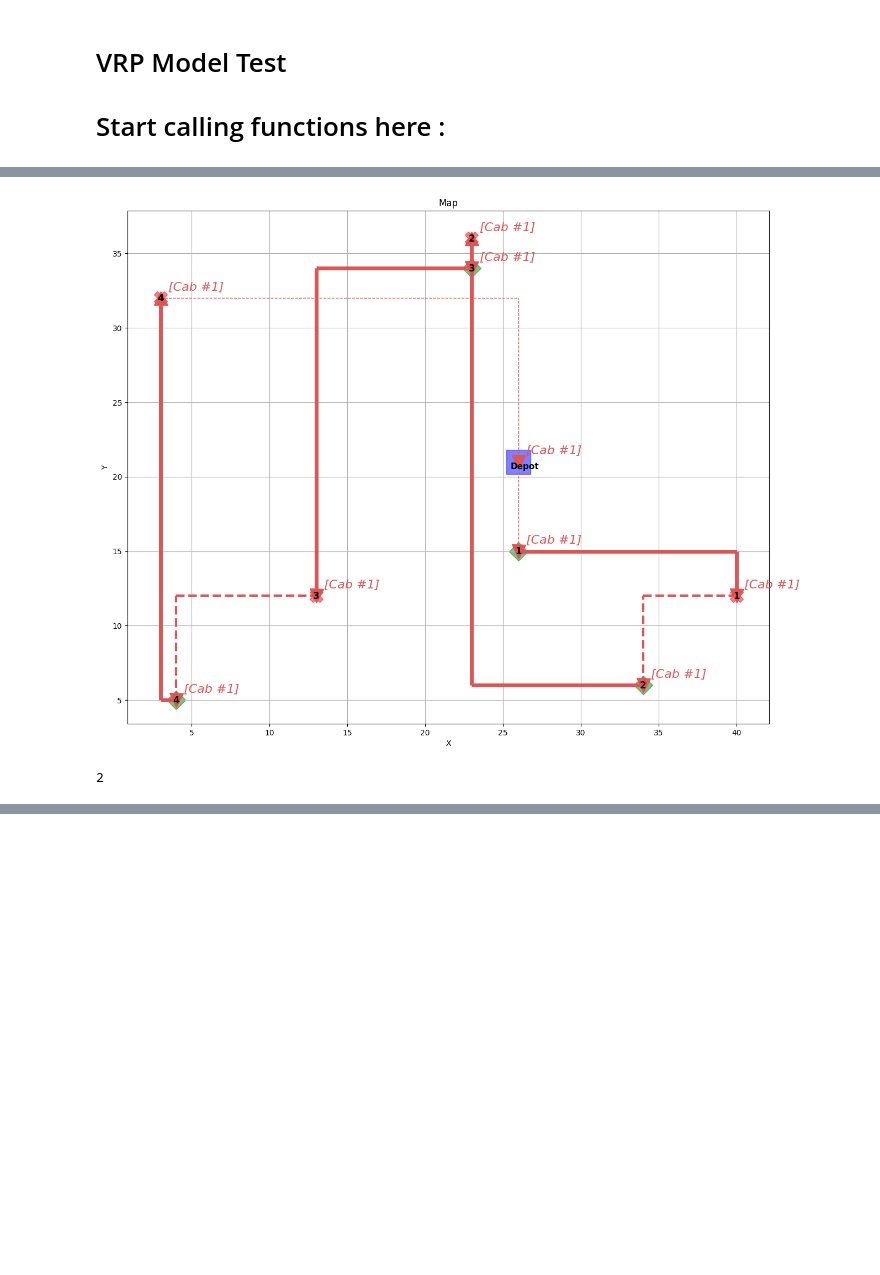
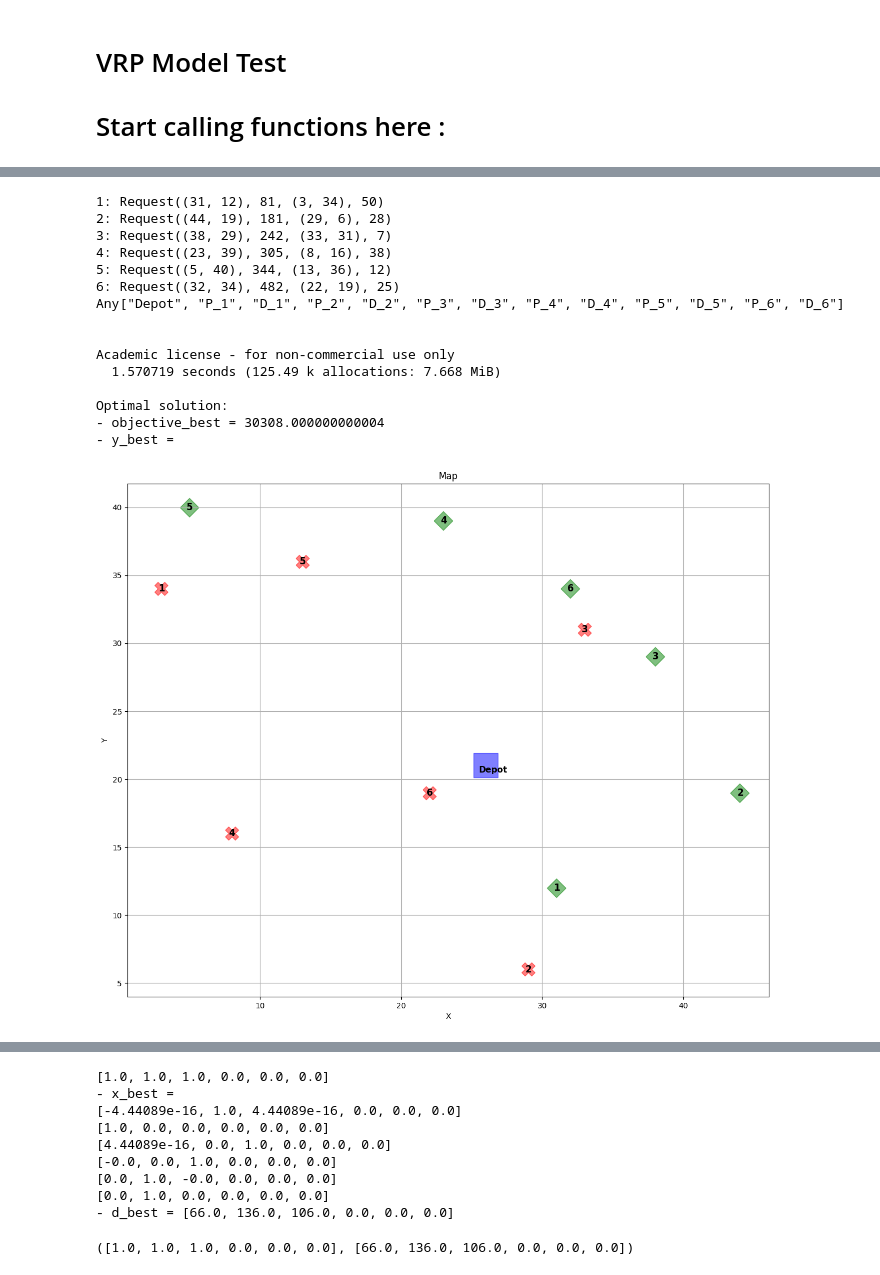
Before and after one commit to Raginii/CS-524-Intro-to-Optimization, a Jupyter notebook: Code/Final Model.ipynb, the cells around one changed output, grey strips where cells are left out. Drawn from its saved outputs; the diff is of its cells as text; code cells hidden in the pictures; blank space fills up the shorter version.

Commit message:
Update wenfu's part
1. change the names of tmp variables
2. add one function(R, K, lambda)
3. reduce the number of for loop

```diff
--- a/Code/Final Model.ipynb
+++ b/Code/Final Model.ipynb
@@ -216,6 +218,7 @@ end
 # %% [output]
 assign_pickup_time (generic function with 1 method)
 # %%
+# Function: plot car routes
 function plot_car_route(requests, depot, mask)
 
     ppxs = Int64[] # passenger pickup position x
@@ -224,7 +227,7 @@ function plot_car_route(requests, depot, mask)
     pdys = Int64[] # passenger dropoff position y
     dxs = Int64[]  # depot position x
     dys = Int64[]  # depot position y
-    fig = figure("pyplot_scatterplot",figsize=(15,15*(HEIGHT/WIDTH)))
+    fig = figure("pyplot_scatterplot2",figsize=(15,15*(HEIGHT/WIDTH)))
     ax = axes()
     for i=1:length(requests)
         p = requests[i]
@@ -258,7 +261,7 @@ function plot_car_route(requests, depot, mask)
         for p = 1:2R+1
             for d = 1:2R+1
 
-                if mask[p, d, k] > 0
+                if mask[p, d, k] > 0.5 # Make sure drawing routes only when mask == 1
                     if p+1 == d && p%2 == 0
                         request = requests[Int8(round(p/2))]
 
@@ -354,0 +557,6 @@ plot_car_route (generic function with 1 method)
+# %%
+# Function: build up a VRP model
+function VRP_model(R, K, lambda)
+    requests, depot, dist_map, p_t, p_l, d_t, d_l, duration = generate_requests(R)
+    y_best, d_best = optmize_VRP_model(requests, depot, dist_map, p_t, p_l, d_t, d_l, duration, R, K, lambda)
+end
@@ -597,9 +569,24 @@ end
-# %%
-plot_car_route(requests, depot, mask_best)
-# %% [output]
-[figure, removed]
-# %%
-x = [0 1 0 1 0 1 ]
-a = ([i for i in 1:length(x) if x[i] ==1])
-# %% [output]
-2
+# %%
+# Scenerio setting
+R = 6 # Number of requests
+K = R # Number of cabs
+lambda = 10000 # Weighting of the cab number for objective
+
+VRP_model(R, K, lambda)
+# %% [output]
+1: Request((31, 12), 81, (3, 34), 50)
+2: Request((44, 19), 181, (29, 6), 28)
+3: Request((38, 29), 242, (33, 31), 7)
+4: Request((23, 39), 305, (8, 16), 38)
+5: Request((5, 40), 344, (13, 36), 12)
+6: Request((32, 34), 482, (22, 19), 25)
+Any["Depot", "P_1", "D_1", "P_2", "D_2", "P_3", "D_3", "P_4", "D_4", "P_5", "D_5", "P_6", "D_6"]
+
+
+Academic license - for non-commercial use only
+  1.570719 seconds (125.49 k allocations: 7.668 MiB)
+
+Optimal solution:
+- objective_best = 30308.000000000004
+- y_best =
+[figure, added]
@@ -605,0 +595,10 @@ a = ([i for i in 1:length(x) if x[i] ==1])
+[1.0, 1.0, 1.0, 0.0, 0.0, 0.0]
+- x_best =
+[-4.44089e-16, 1.0, 4.44089e-16, 0.0, 0.0, 0.0]
+[1.0, 0.0, 0.0, 0.0, 0.0, 0.0]
+[4.44089e-16, 0.0, 1.0, 0.0, 0.0, 0.0]
+[-0.0, 0.0, 1.0, 0.0, 0.0, 0.0]
+[0.0, 1.0, -0.0, 0.0, 0.0, 0.0]
+[0.0, 1.0, 0.0, 0.0, 0.0, 0.0]
+- d_best = [66.0, 136.0, 106.0, 0.0, 0.0, 0.0]
+([1.0, 1.0, 1.0, 0.0, 0.0, 0.0], [66.0, 136.0, 106.0, 0.0, 0.0, 0.0])
```
Also changed, not shown: parts of 19 cells of this notebook.
